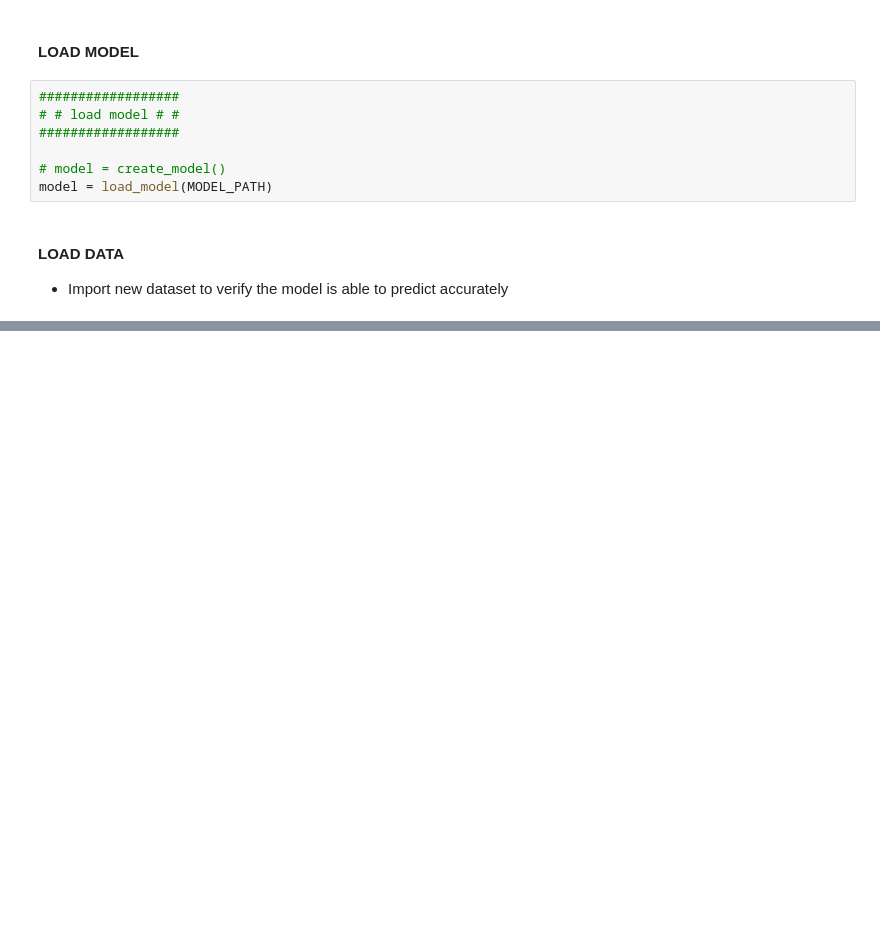
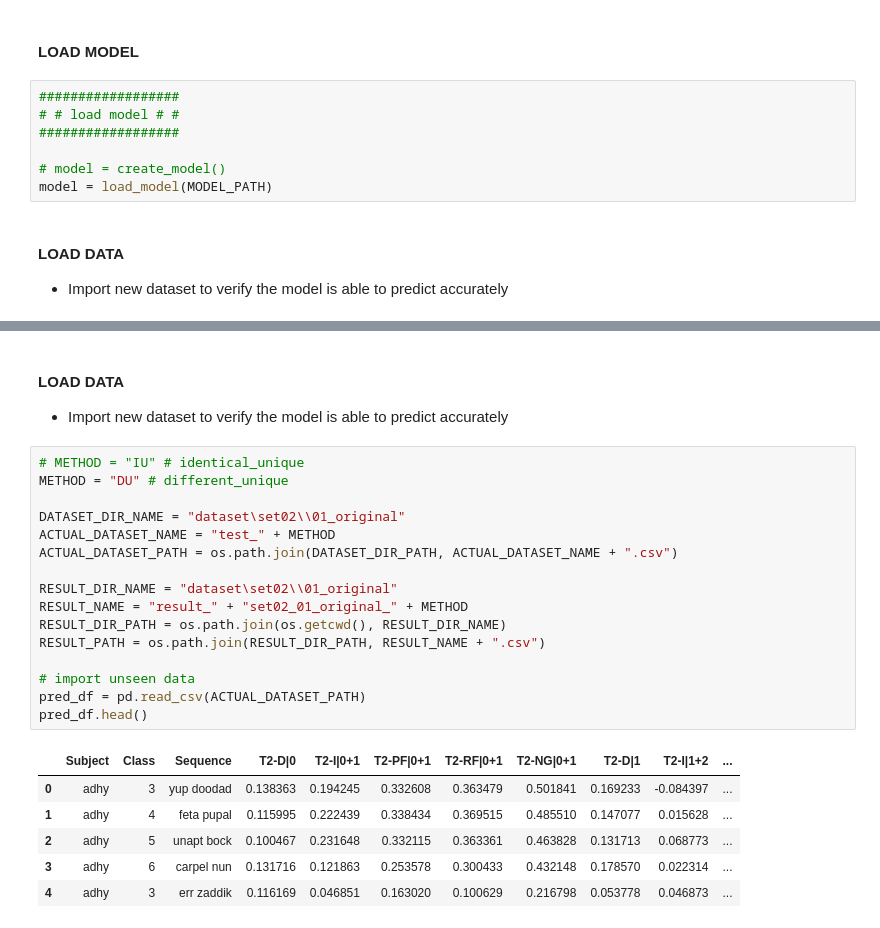
Before and after one commit to xfortisfye/keystroke-biometrics-multifactor-authentication-with-deep-learning, a Jupyter notebook: set02_01_original.ipynb, the cells around one changed output, grey strips where cells are left out. Cells and saved outputs as stored; diff of their text form; blank space fills up the shorter version.

```diff
--- a/set02_01_original.ipynb
+++ b/set02_01_original.ipynb
@@ -829,0 +950,26 @@ print("Accuracy of the Model is: " + str(match_header))
+# %% [markdown]
+#### LOAD DATA
+- Import new dataset to verify the model is able to predict accurately
+# %%
+# METHOD = "IU" # identical_unique
+METHOD = "DU" # different_unique
+
+DATASET_DIR_NAME = "dataset\set02\\01_original"
+ACTUAL_DATASET_NAME = "test_" + METHOD
+ACTUAL_DATASET_PATH = os.path.join(DATASET_DIR_PATH, ACTUAL_DATASET_NAME + ".csv")
+
+RESULT_DIR_NAME = "dataset\set02\\01_original"
+RESULT_NAME = "result_" + "set02_01_original_" + METHOD
+RESULT_DIR_PATH = os.path.join(os.getcwd(), RESULT_DIR_NAME)
+RESULT_PATH = os.path.join(RESULT_DIR_PATH, RESULT_NAME + ".csv")
+
+# import unseen data
+pred_df = pd.read_csv(ACTUAL_DATASET_PATH)
+pred_df.head()
+# %% [output]
+|  | Subject | Class | Sequence | T2-D|0 | T2-I|0+1 | T2-PF|0+1 | T2-RF|0+1 | T2-NG|0+1 | T2-D|1 | T2-I|1+2 | ... |
+| 0 | adhy | 3 | yup doodad | 0.138363 | 0.194245 | 0.332608 | 0.363479 | 0.501841 | 0.169233 | -0.084397 | ... |
+| 1 | adhy | 4 | feta pupal | 0.115995 | 0.222439 | 0.338434 | 0.369515 | 0.485510 | 0.147077 | 0.015628 | ... |
+| 2 | adhy | 5 | unapt bock | 0.100467 | 0.231648 | 0.332115 | 0.363361 | 0.463828 | 0.131713 | 0.068773 | ... |
+| 3 | adhy | 6 | carpel nun | 0.131716 | 0.121863 | 0.253578 | 0.300433 | 0.432148 | 0.178570 | 0.022314 | ... |
+| 4 | adhy | 3 | err zaddik | 0.116169 | 0.046851 | 0.163020 | 0.100629 | 0.216798 | 0.053778 | 0.046873 | ... |
```
Also changed, not shown: parts of 26 cells of this notebook, 8 other files.
